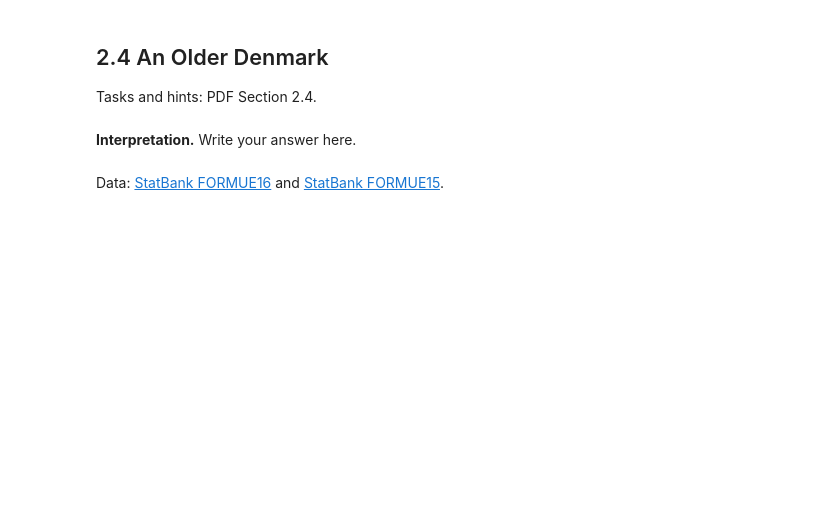
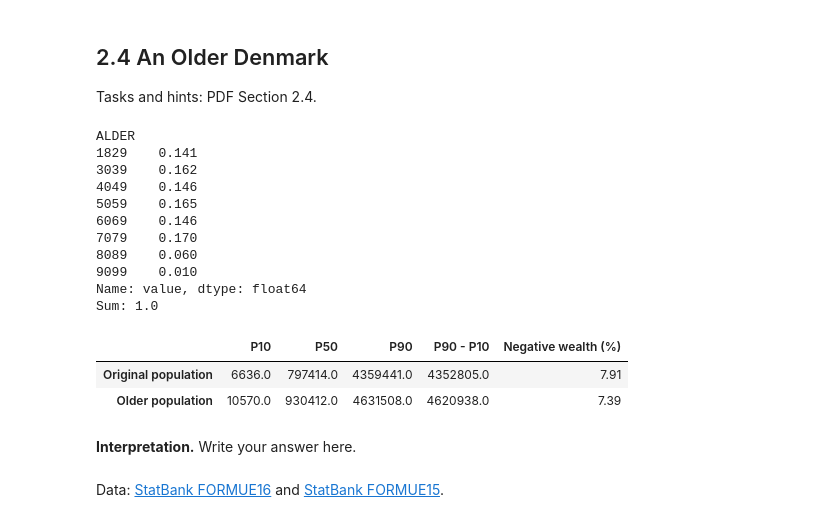
Before and after one commit to MadsHoy/Programming---assignment-1, a Jupyter notebook: DataProject.ipynb, the cells around one changed output. Cells and saved outputs as stored; diff of their text form; code cells hidden in the pictures; blank space fills up the shorter version.

```diff
--- a/DataProject.ipynb
+++ b/DataProject.ipynb
@@ -282,6 +326,51 @@ Tasks and hints: PDF Section 2.3.
 # %% [markdown]
 ## 2.4   An Older Denmark
 Tasks and hints: PDF Section 2.4.
+# %%
+
+# 2.4 An Older Denmark
+
+# Move 5 percentage points from ages 18-29 to 70-79
+older_shares = shares.copy()
+older_shares['1829'] -= 0.05
+older_shares['7079'] += 0.05
+
+print(older_shares.round(3))
+print('Sum:', older_shares.sum())
+
+# Simulate both economies using the same seed
+ages_base, wealth_base = sim.simulate_distribution(shares.to_numpy(), values)
+ages_older, wealth_older = sim.simulate_distribution(older_shares.to_numpy(), values)
+
+# Compare the five statistics
+comparison_24 = pd.DataFrame({
+    'P10': [np.percentile(wealth_base, 10), np.percentile(wealth_older, 10)],
+    'P50': [np.median(wealth_base), np.median(wealth_older)],
+    'P90': [np.percentile(wealth_base, 90), np.percentile(wealth_older, 90)],
+    'Negative wealth (%)': [
+        100 * np.mean(wealth_base < 0),
+        100 * np.mean(wealth_older < 0)
+    ]
+}, index=['Original population', 'Older population'])
+
+comparison_24['P90 - P10'] = comparison_24['P90'] - comparison_24['P10']
+
+display(comparison_24[['P10', 'P50', 'P90', 'P90 - P10', 'Negative wealth (%)']].round(2))
+# %% [output]
+ALDER
+1829    0.141
+3039    0.162
+4049    0.146
+5059    0.165
+6069    0.146
+7079    0.170
+8089    0.060
+9099    0.010
+Name: value, dtype: float64
+Sum: 1.0
+|  | P10 | P50 | P90 | P90 - P10 | Negative wealth (%) |
+| Original population | 6636.0 | 797414.0 | 4359441.0 | 4352805.0 | 7.91 |
+| Older population | 10570.0 | 930412.0 | 4631508.0 | 4620938.0 | 7.39 |
 # %% [markdown]
 **Interpretation.** Write your answer here.
 # %% [markdown]
```
Also changed, not shown: parts of 2 cells of this notebook, 1 other file.
